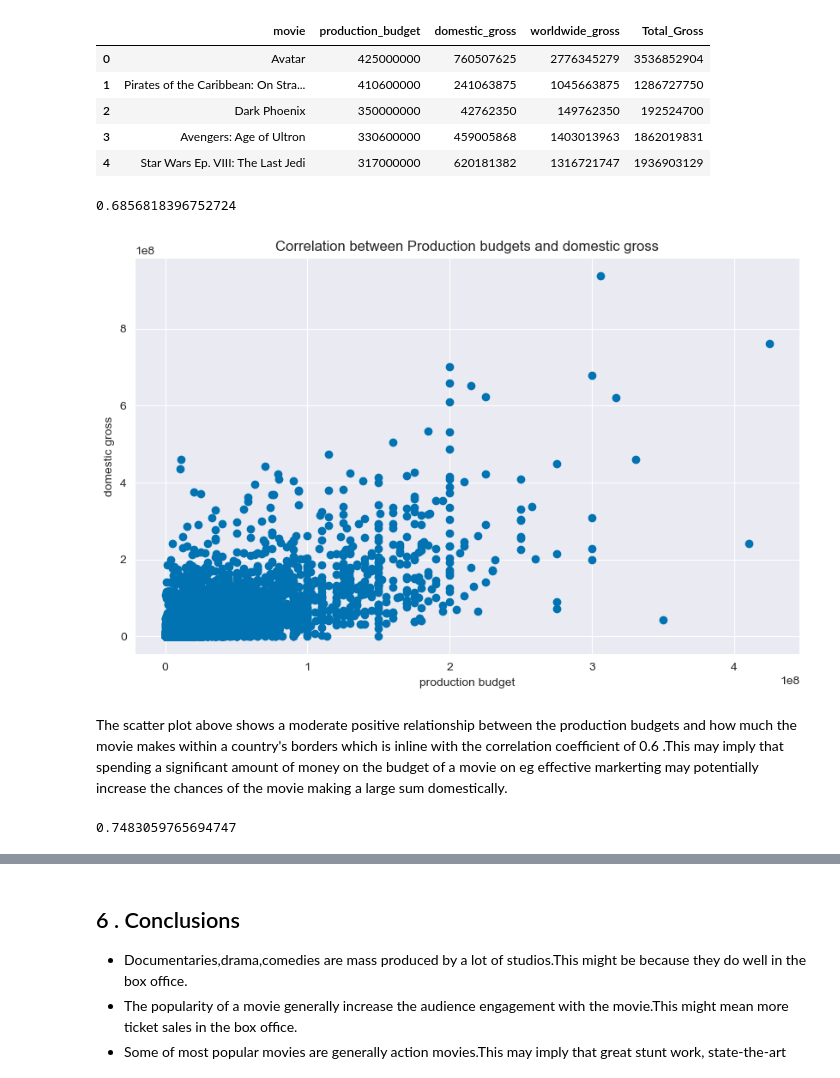
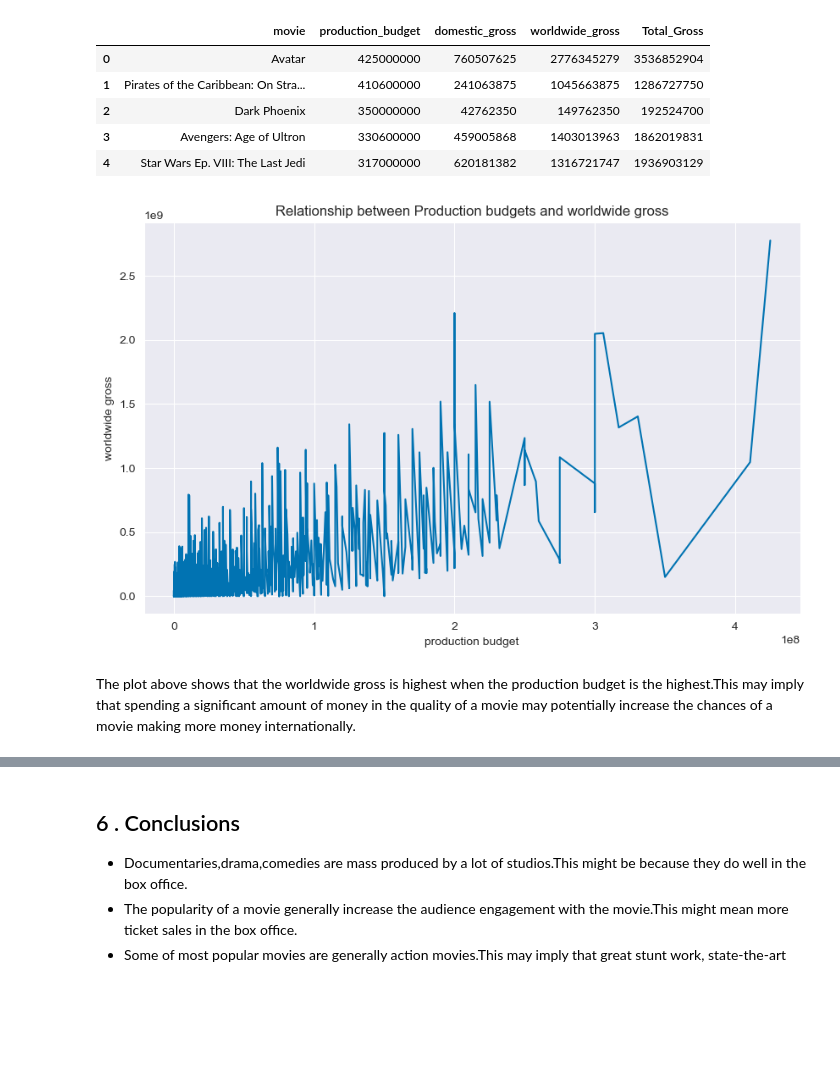
Before and after one commit to KimberlyWairimu/Project-Phase-1, a Jupyter notebook: My_project_1_jupyter_notebook.ipynb, the cells around one changed output, grey strips where cells are left out. Drawn from its saved outputs; the diff is of its cells as text; code cells hidden in the pictures; blank space fills up the shorter version.

```diff
--- a/My_project_1_jupyter_notebook.ipynb
+++ b/My_project_1_jupyter_notebook.ipynb
@@ -480,29 +448,17 @@ movie_budgets.head()
 | 2 | Dark Phoenix | 350000000 | 42762350 | 149762350 | 192524700 |
 | 3 | Avengers: Age of Ultron | 330600000 | 459005868 | 1403013963 | 1862019831 |
 | 4 | Star Wars Ep. VIII: The Last Jedi | 317000000 | 620181382 | 1316721747 | 1936903129 |
-# %%
-#computing the correlation between project budget and its domestic gross
-
-movie_budgets["production_budget"].corr(movie_budgets["domestic_gross"])
-# %% [output]
-0.6856818396752724
 # %%
-#plotting the correlation between the two variables
+# plotting the correlation between the two variables
 
 plt.figure(figsize=(10,6))
-plt.scatter(x= movie_budgets["production_budget"] , y =movie_budgets["domestic_gross"])
+plt.plot(movie_budgets["production_budget"] , movie_budgets["worldwide_gross"])
 plt.xlabel("production budget")
-plt.ylabel("domestic gross")
-plt.title("Correlation between Production budgets and domestic gross")
+plt.ylabel("worldwide gross")
+plt.title("Relationship between Production budgets and worldwide gross")
 plt.show()
 # %% [output]
-[figure, old version]
+[figure, new version]
 # %% [markdown]
-The scatter plot above shows a moderate positive relationship between the production budgets and how much the movie makes within a country's borders which is inline with the correlation coefficient of 0.6 .This may imply that spending a significant amount of money on the budget of a movie on eg effective markerting may potentially increase the chances of the movie making a large sum domestically.
+The plot above shows that the worldwide gross is highest when the production budget is the highest.This may imply that spending a significant amount of money in the quality of a movie may potentially increase the chances of a movie making more money internationally.
-# %%
-#computing the correlation between the production budget and worldwide gross
-
-movie_budgets["production_budget"].corr(movie_budgets["worldwide_gross"])
-# %% [output]
-0.7483059765694747
 # %%
```
Also changed, not shown: parts of 16 cells of this notebook.
